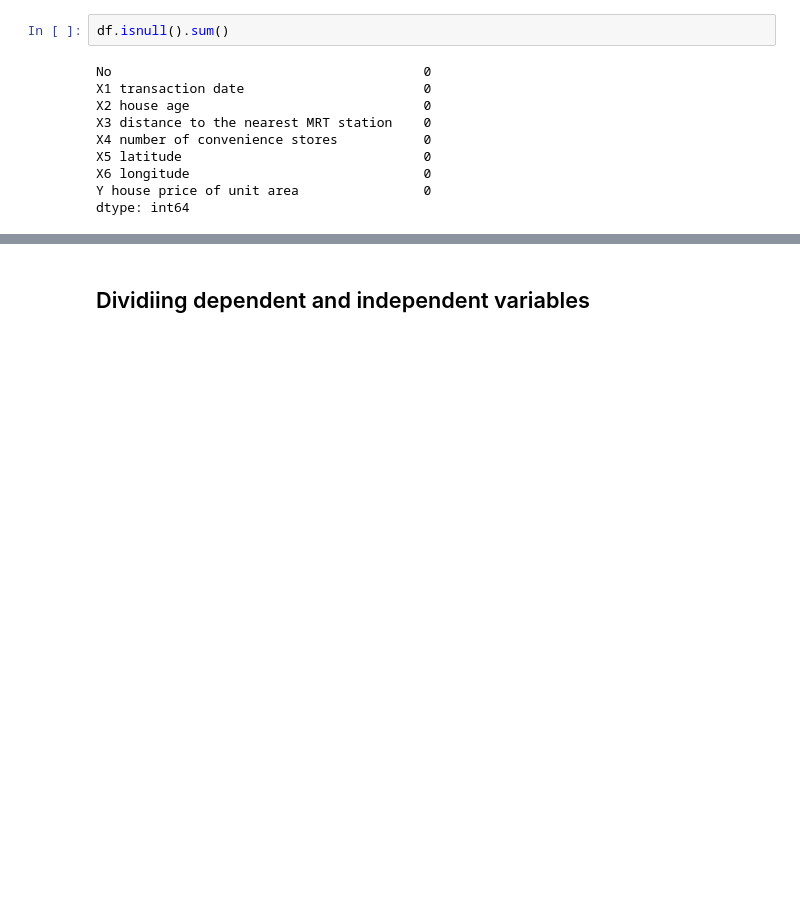
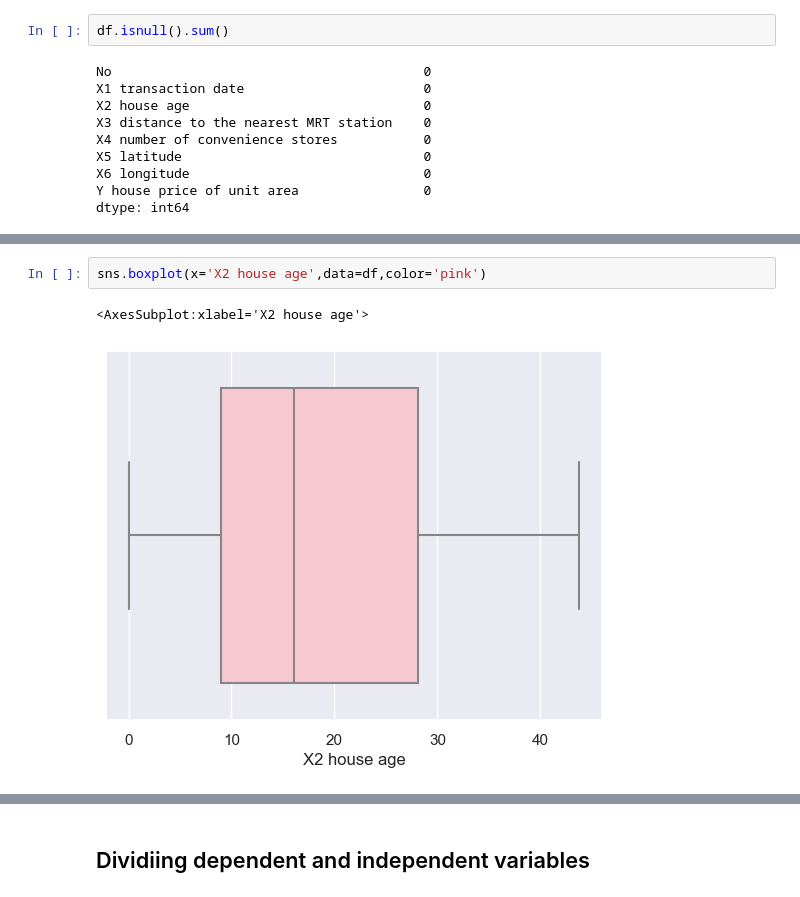
Before and after one commit to vrukkodhara/ML-Scope1, a Jupyter notebook: House Price Prediction/House Price Prediction.ipynb, the cells around one changed output, grey strips where cells are left out. Cells and saved outputs as stored; diff of their text form; blank space fills up the shorter version.

```diff
--- a/House Price Prediction/House Price Prediction.ipynb
+++ b/House Price Prediction/House Price Prediction.ipynb
@@ -49,0 +57,5 @@ dtype: int64
+# %%
+sns.boxplot(x='X2 house age',data=df,color='pink')
+# %% [output]
+<AxesSubplot:xlabel='X2 house age'>
+[figure, added]
```
Also changed, not shown: parts of 18 cells of this notebook.
